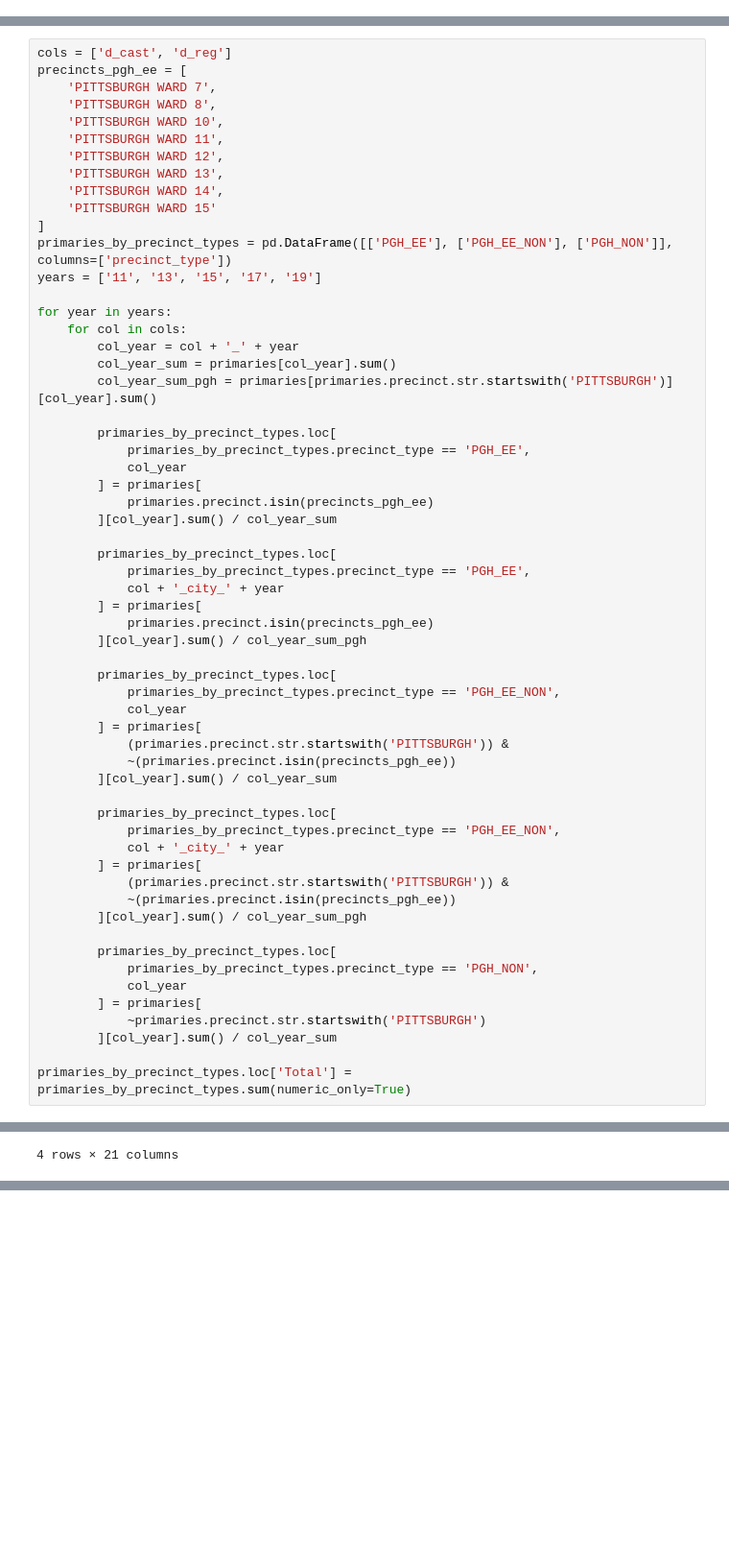
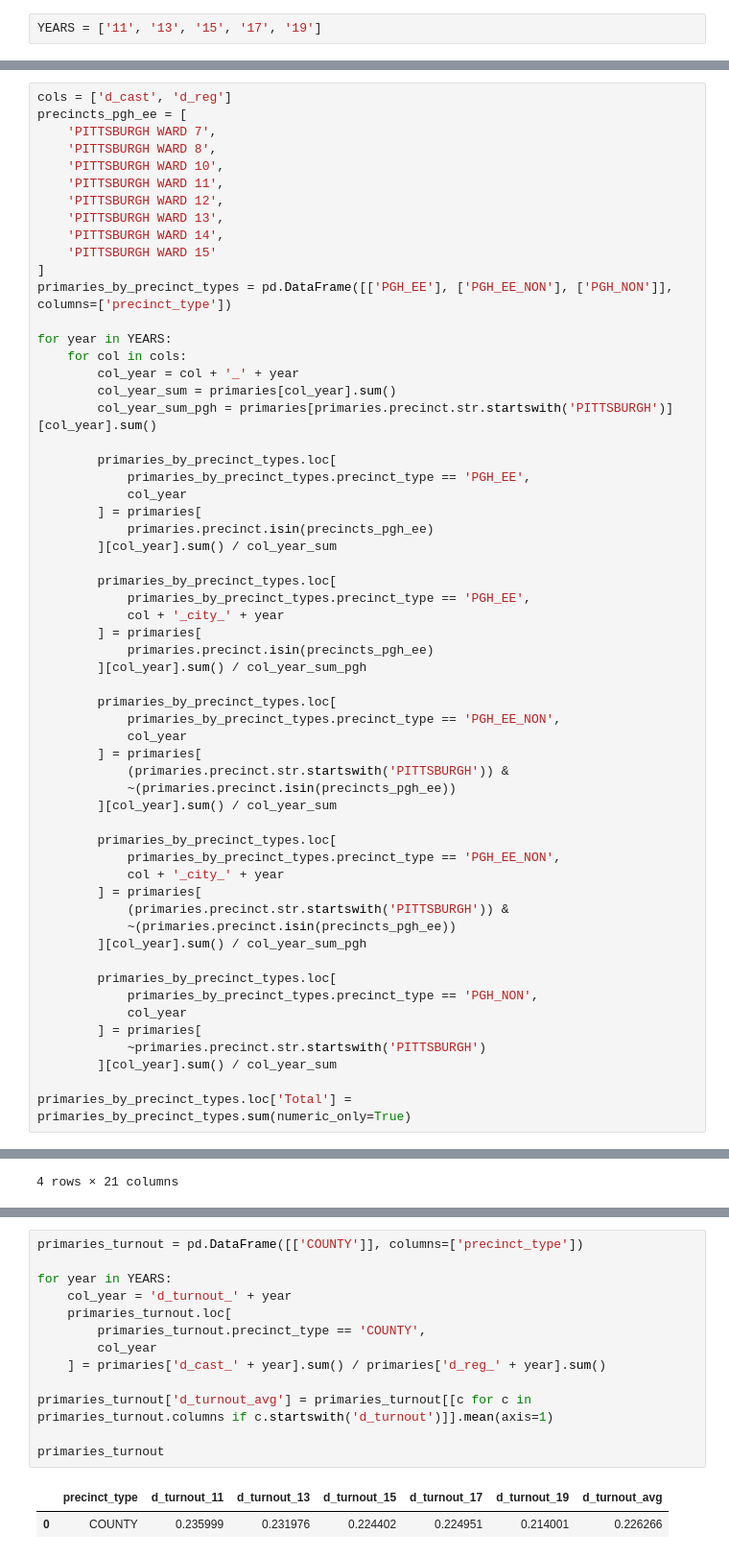
Before and after one commit to maclover7/execvoters, a Jupyter notebook: voters.ipynb, the cells around one changed output, grey strips where cells are left out. Shown at 96% size. Saved outputs shown, nothing was run; the diff lists cells and outputs as text; blank space fills up the shorter version.

Commit message:
Calculate countywide election turnout figures

```diff
--- a/voters.ipynb
+++ b/voters.ipynb
@@ -4,6 +4,8 @@
 import pandas as pd
 from PyPDF2 import PdfReader
 import re
+# %%
+YEARS = ['11', '13', '15', '17', '19']
 # %%
 ### Calculate relevant statistics, append year suffix to columns
 def calculate_stats(df, year):
@@ -223,9 +225,8 @@ precincts_pgh_ee = [
     'PITTSBURGH WARD 15'
 ]
 primaries_by_precinct_types = pd.DataFrame([['PGH_EE'], ['PGH_EE_NON'], ['PGH_NON']], columns=['precinct_type'])
-years = ['11', '13', '15', '17', '19']
 
-for year in years:
+for year in YEARS:
     for col in cols:
         col_year = col + '_' + year
         col_year_sum = primaries[col_year].sum()
@@ -280,0 +284,16 @@ primaries_by_precinct_types
+# %%
+primaries_turnout = pd.DataFrame([['COUNTY']], columns=['precinct_type'])
+
+for year in YEARS:
+    col_year = 'd_turnout_' + year
+    primaries_turnout.loc[
+        primaries_turnout.precinct_type == 'COUNTY',
+        col_year
+    ] = primaries['d_cast_' + year].sum() / primaries['d_reg_' + year].sum()
+
+primaries_turnout['d_turnout_avg'] = primaries_turnout[[c for c in primaries_turnout.columns if c.startswith('d_turnout')]].mean(axis=1)
+
+primaries_turnout
+# %% [output]
+|  | precinct_type | d_turnout_11 | d_turnout_13 | d_turnout_15 | d_turnout_17 | d_turnout_19 | d_turnout_avg |
+| 0 | COUNTY | 0.235999 | 0.231976 | 0.224402 | 0.224951 | 0.214001 | 0.226266 |
```
Also changed, not shown: parts of 1 cell of this notebook.
